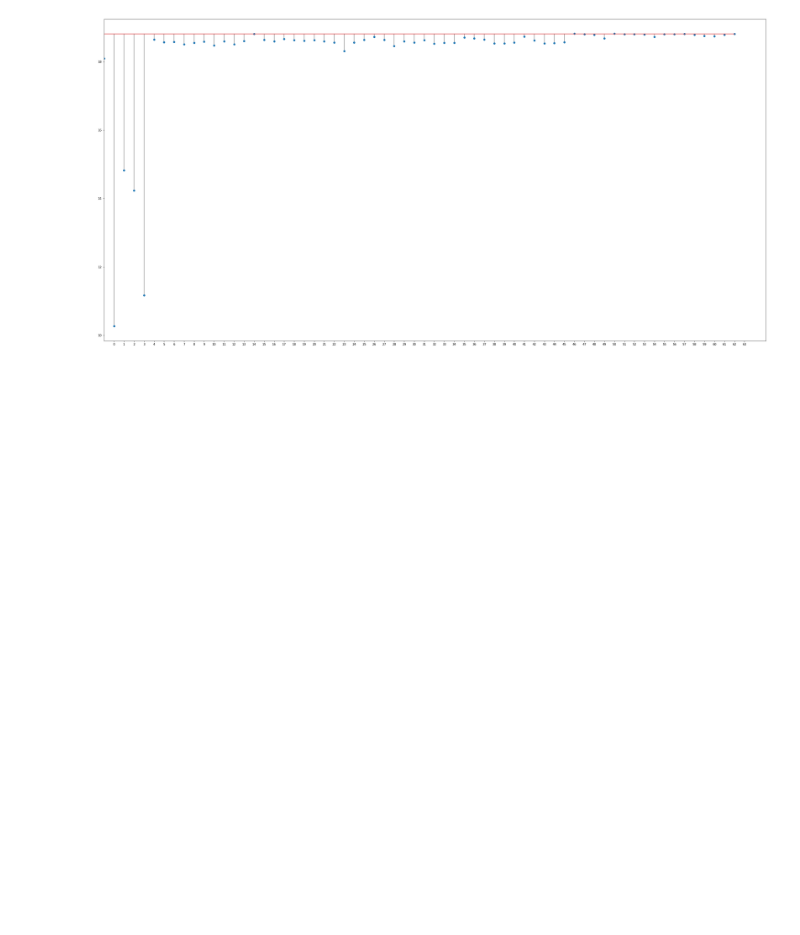
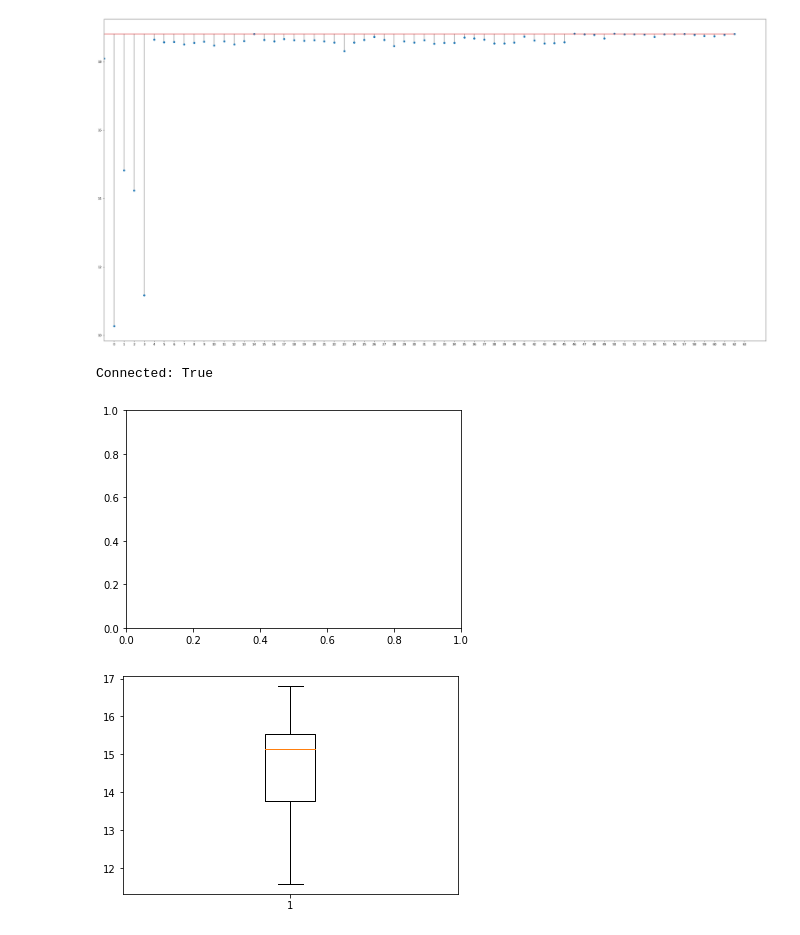
Before and after one commit to KennyKristiansen/Performance, a Jupyter notebook: boxplot.ipynb, the cells around one changed output. Saved outputs shown, nothing was run; the diff lists cells and outputs as text; code cells hidden in the pictures; blank space fills up the shorter version.

```diff
--- a/boxplot.ipynb
+++ b/boxplot.ipynb
@@ -752,3 +735,83 @@ if __name__ == '__main__':
 [figure]
 [figure]
 [figure]
+# %%
+'''liveplotting of current scantime'''
+
+import snap7
+import struct
+import matplotlib
+from matplotlib import pyplot as plt
+
+class BoxPlot():
+    def __init__(self, data):
+        self.data = data
+        self.plotKwargs = {}
+        self.plotKwargs['meanline'] = True
+        self.plotKwargs['showmeans'] = True
+        self.plotKwargs['bootstrap'] = 5000
+
+        self.subPlotKwargs = {}
+        self.subPlotKwargs['sharey'] = True
+        self.subPlotKwargs['sharex'] = True
+        self.subPlotKwargs['figsize'] = (5, 5)
+
+        # Optional definitions
+        self.medians: list = []
+        self.labels: list = []
+        self.ax1 = matplotlib.axis
+        self.fig1 = matplotlib.figure
+
+    def plot(self) -> None:
+        for data in self.data:
+            median:list = []
+            self.fig1, self.ax1 = plt.subplots(**self.subPlotKwargs)
+            self.labels, dataPoints = zip(*data.items())
+            self.boxplot = plt.boxplot(dataPoints, **self.plotKwargs)
+
+            for line in self.boxplot['medians']:
+                # get position data for median line
+                x, y = line.get_xydata()[1]
+                # overlay median value
+                median.append(float(y))
+            self.medians.append(median)
+
+
+client = snap7.client.Client()
+client.set_connection_params(address='192.168.73.2',local_tsap=0,remote_tsap=1)
+client.connect(address='192.168.73.2',rack=0,slot=1)
+connectionStatus = client.get_connected()
+print(f'Connected: {connectionStatus}')
+
+emptyData = []
+fig = plt.figure()
+ax = fig.add_subplot(111)
+fig.canvas.draw()
+
+
+fig = plt.figure()
+ax = fig.add_subplot(111)
+plt.ion()
+
+#fig.show()
+fig.canvas.draw()
+
+for i in range(0,100):
+    db = []
+    dbValues = {}
+    for i in range(256):
+        it = i * 4
+        response = client.db_read(3, start=it, size=4)
+        dbValues[i] = (float(struct.unpack('>f', response[0:4])[0]))
+    db.append(dbValues)
+    labels, dataPoints = zip(*db[0].items())
+
+    ax.clear()
+    ax.boxplot(dataPoints)
+    fig.canvas.draw()
+    plt.pause(1)
+    print('created canvas')
+# %% [output]
+Connected: True
+[figure, added]
+[figure, added]
```
Also changed, not shown: parts of 4 cells of this notebook, 2 other files.
